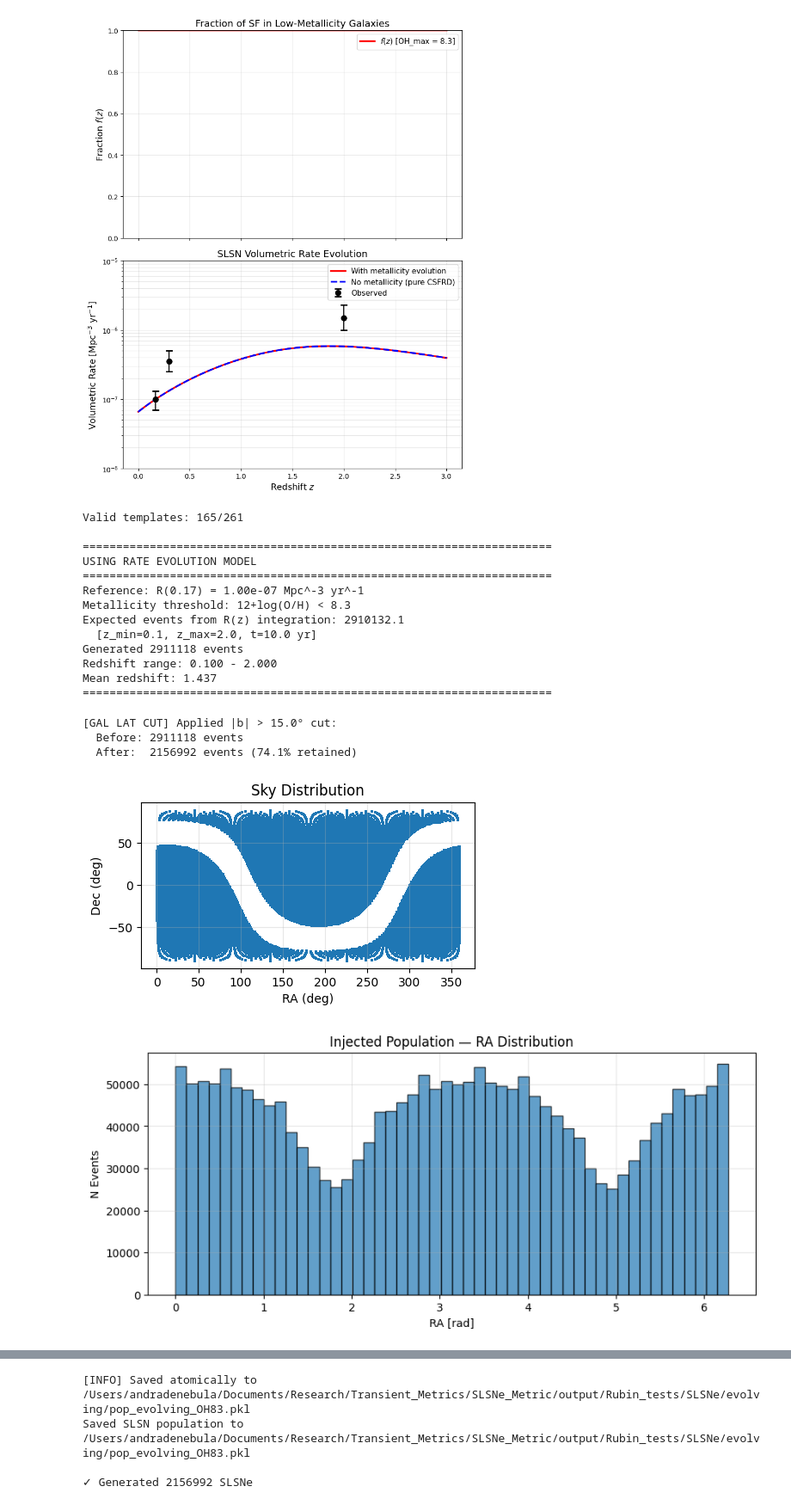
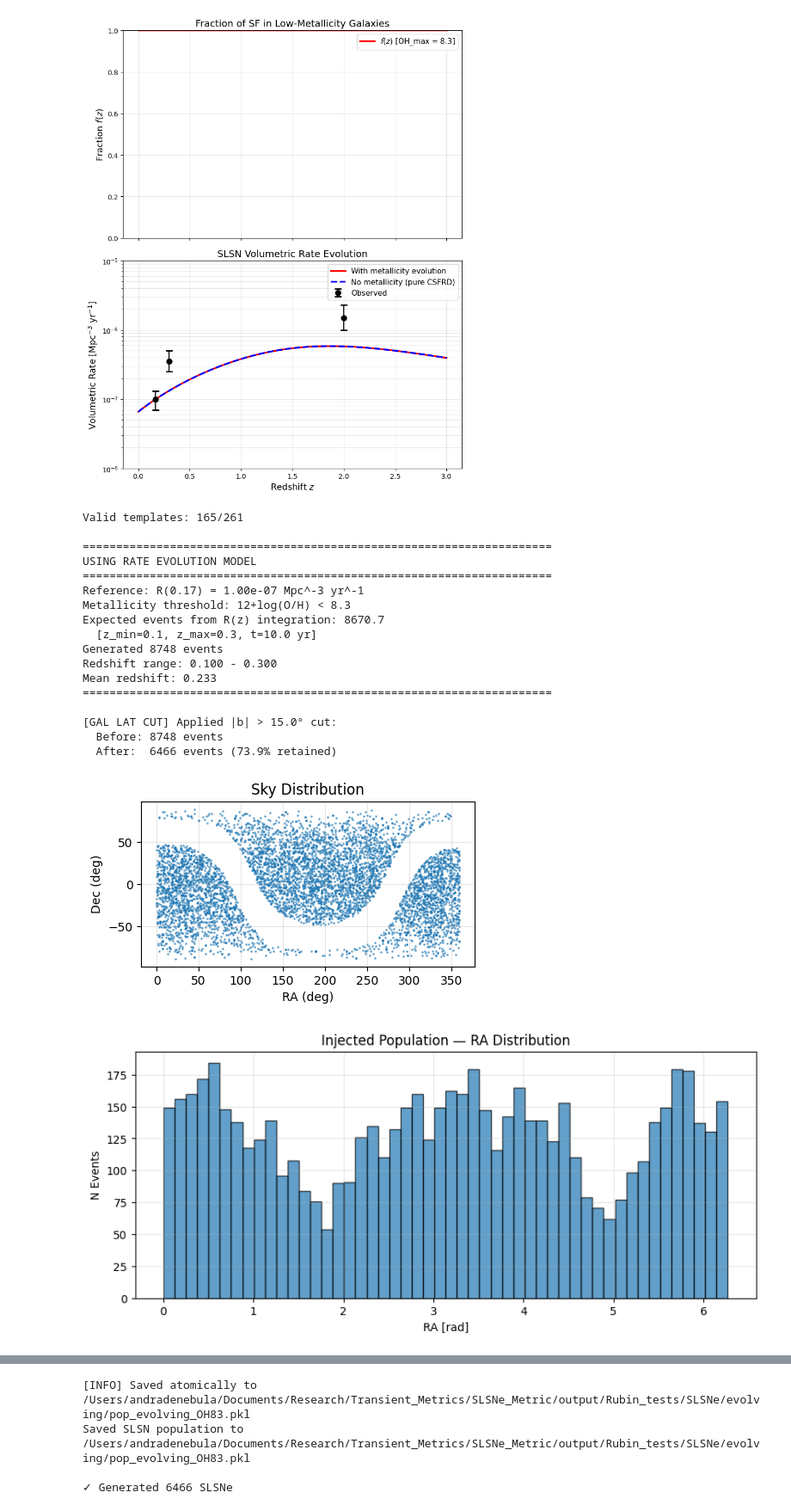
Before and after one commit to andra104/SLSNe_Metric, a Jupyter notebook: notebooks/SLSNe_redshift_variation.ipynb, the cells around one changed output, grey strips where cells are left out. Shown at 86% size. Drawn from its saved outputs; the diff is of its cells as text; code cells hidden in the pictures.

```diff
--- a/notebooks/SLSNe_redshift_variation.ipynb
+++ b/notebooks/SLSNe_redshift_variation.ipynb
@@ -832,41 +833,42 @@ plot_rate_evolution_comparison(
 # %%
 # ============================================================================
 # CELL 7: Generate population WITH rate evolution
 # ============================================================================
 
 pop_evolving = generate_SLSN_PopSlicer_with_rate_evolution(
     lc_model=templates,
     rate_model='evolving',      # KEY: Use rate evolution!
     R_ref=1e-7,                  # Quimby+13 @ z=0.17
     z_ref=0.17,
     OH_max=8.3,                  # Schulze+21 threshold
     z_min=0.1,
-    z_max=2.0,
+    z_max=0.3,
     t_start=1,
     t_end=3652,
     gal_lat_cut=15.0,            # Optional: avoid Galactic plane
     seed=42,
     save_to=Path("/Users/andradenebula/Documents/Research/Transient_Metrics/SLSNe_Metric/output/Rubin_tests/SLSNe/evolving/pop_evolving_OH83.pkl"),
     make_debug_plots=True
 )
 
 print(f"\n✓ Generated {len(pop_evolving.slice_points['sid'])} SLSNe")
 # %% [output]
 Valid templates: 165/261
 
 ======================================================================
 USING RATE EVOLUTION MODEL
 ======================================================================
 Reference: R(0.17) = 1.00e-07 Mpc^-3 yr^-1
 Metallicity threshold: 12+log(O/H) < 8.3
-Expected events from R(z) integration: 2910132.1
-  [z_min=0.1, z_max=2.0, t=10.0 yr]
-Generated 2911118 events
-Redshift range: 0.100 - 2.000
-Mean redshift: 1.437
+Expected events from R(z) integration: 8670.7
+  [z_min=0.1, z_max=0.3, t=10.0 yr]
+Generated 8748 events
+Redshift range: 0.100 - 0.300
+Mean redshift: 0.233
 ======================================================================
+
+[GAL LAT CUT] Applied |b| > 15.0° cut:
+  Before: 8748 events
+  After:  6466 events (73.9% retained)
-[GAL LAT CUT] Applied |b| > 15.0° cut:
-  Before: 2911118 events
-  After:  2156992 events (74.1% retained)
-[figure, old version]
+[figure, new version]
-[figure, old version]
+[figure, new version]
@@ -879,7 +881,7 @@ Mean redshift: 1.437
-[INFO] Saved atomically to /Users/andradenebula/Documents/Research/Transient_Metrics/SLSNe_Metric/output/Rubin_tests/SLSNe/evolving/pop_evolving_OH83.pkl
-Saved SLSN population to /Users/andradenebula/Documents/Research/Transient_Metrics/SLSNe_Metric/output/Rubin_tests/SLSNe/evolving/pop_evolving_OH83.pkl
-
-✓ Generated 2156992 SLSNe
+[INFO] Saved atomically to /Users/andradenebula/Documents/Research/Transient_Metrics/SLSNe_Metric/output/Rubin_tests/SLSNe/evolving/pop_evolving_OH83.pkl
+Saved SLSN population to /Users/andradenebula/Documents/Research/Transient_Metrics/SLSNe_Metric/output/Rubin_tests/SLSNe/evolving/pop_evolving_OH83.pkl
+
+✓ Generated 6466 SLSNe
 # %%
 # ============================================================================
 # CELL 8: Generate population WITHOUT rate evolution (for comparison)
```
Also changed, not shown: parts of 14 cells of this notebook, 16 other files.
